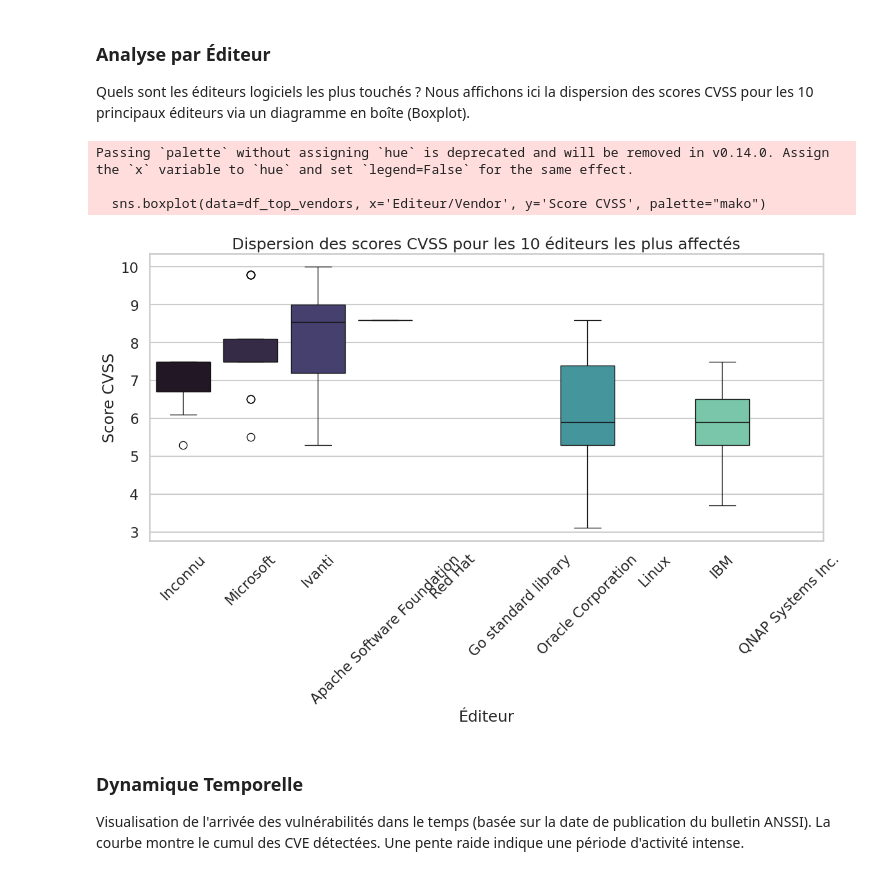
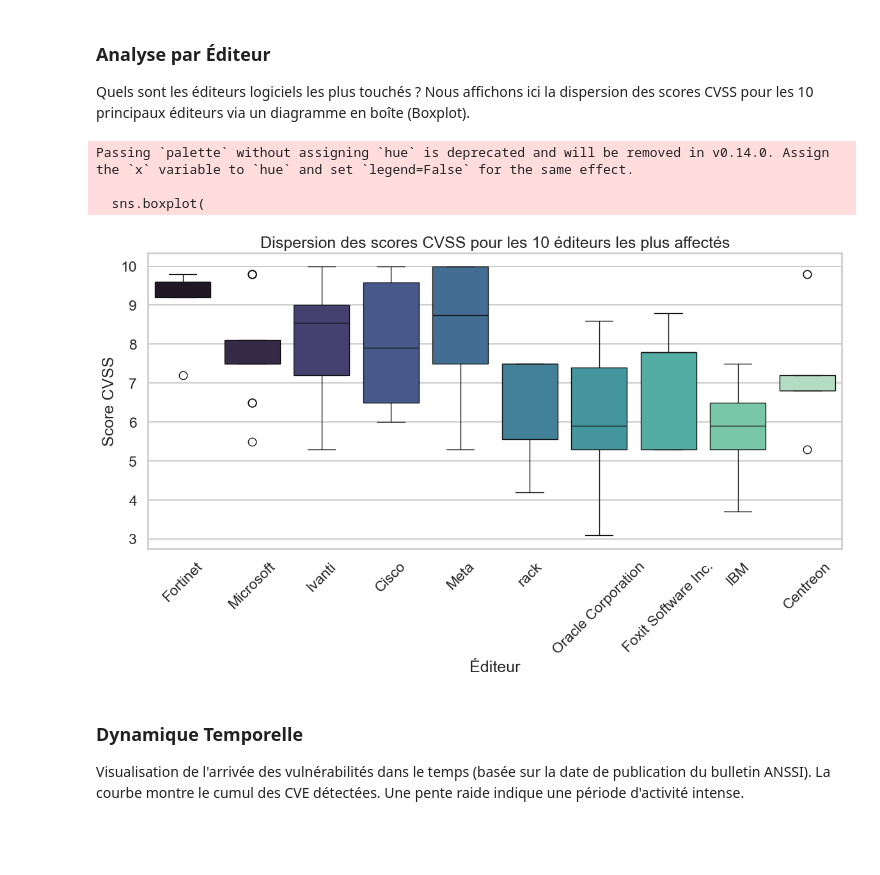
Before and after one commit to Ikseno/projet_anssi, a Jupyter notebook: notebook.ipynb, the cells around one changed output. Saved outputs shown, nothing was run; the diff lists cells and outputs as text; code cells hidden in the pictures; blank space fills up the shorter version.

```diff
--- a/notebook.ipynb
+++ b/notebook.ipynb
@@ -75,15 +75,15 @@ Les données brutes contiennent souvent des valeurs manquantes ou des types inco
 4. Création d'une colonne catégorielle "Gravité" basée sur le score CVSS.
 # %%
 # 1. Conversion des scores en numérique (les "Non disponible" deviennent NaN)
-df['CVSS'] = pd.to_numeric(df['CVSS'], errors='coerce')
-df['EPSS'] = pd.to_numeric(df['EPSS'], errors='coerce')
+df['Score CVSS'] = pd.to_numeric(df['Score CVSS'], errors='coerce')
+df['Score EPSS'] = pd.to_numeric(df['Score EPSS'], errors='coerce')
 
 # 2. Conversion des dates
-df['Date'] = pd.to_datetime(df['Date'], utc=True, errors='coerce')
+df['Date de publication'] = pd.to_datetime(df['Date de publication'], utc=True, errors='coerce')
 
 # 3. Remplissage des valeurs manquantes pour les catégories
-df['Type'] = df['Type'].fillna("Inconnu")
-df['Editeur'] = df['Editeur'].fillna("Inconnu")
+df['Type de bulletin'] = df['Type de bulletin'].fillna("Inconnu")
+df['Editeur/Vendor'] = df['Editeur/Vendor'].fillna("Inconnu")
 
 
 # Vérification des types après nettoyage
@@ -246,21 +246,32 @@ Quels sont les éditeurs logiciels les plus touchés ?
 Nous affichons ici la dispersion des scores CVSS pour les 10 principaux éditeurs via un diagramme en boîte (Boxplot).
 # %%
 # Identification du Top 10 Éditeurs
-top_vendors = df['Editeur/Vendor'].value_counts().head(10).index
-df_top_vendors = df[df['Editeur/Vendor'].isin(top_vendors)]
+# Conversion du CVSS en numérique + suppression des valeurs invalides
+df_cvss = df.copy()
+df_cvss["Score CVSS"] = pd.to_numeric(df_cvss["Score CVSS"], errors="coerce")
+df_cvss = df_cvss.dropna(subset=["Score CVSS"])
+
+# Top 10 éditeurs avec CVSS valides
+top_vendors = df_cvss["Editeur/Vendor"].value_counts().head(10).index
+df_top_vendors = df_cvss[df_cvss["Editeur/Vendor"].isin(top_vendors)]
 
 plt.figure(figsize=(14, 6))
-sns.boxplot(data=df_top_vendors, x='Editeur/Vendor', y='Score CVSS', palette="mako")
+sns.boxplot(
+    data=df_top_vendors,
+    x="Editeur/Vendor",
+    y="Score CVSS",
+    palette="mako"
+)
 plt.xticks(rotation=45)
 plt.title("Dispersion des scores CVSS pour les 10 éditeurs les plus affectés")
 plt.xlabel("Éditeur")
 plt.ylabel("Score CVSS")
 plt.show()
 # %% [output]
 Passing `palette` without assigning `hue` is deprecated and will be removed in v0.14.0. Assign the `x` variable to `hue` and set `legend=False` for the same effect.
 
-  sns.boxplot(data=df_top_vendors, x='Editeur/Vendor', y='Score CVSS', palette="mako")
+  sns.boxplot(
-[figure, old version]
+[figure, new version]
 # %% [markdown]
 ### Dynamique Temporelle
 Visualisation de l'arrivée des vulnérabilités dans le temps (basée sur la date de publication du bulletin ANSSI).
```
Also changed, not shown: parts of 7 cells of this notebook, 4 other files.
